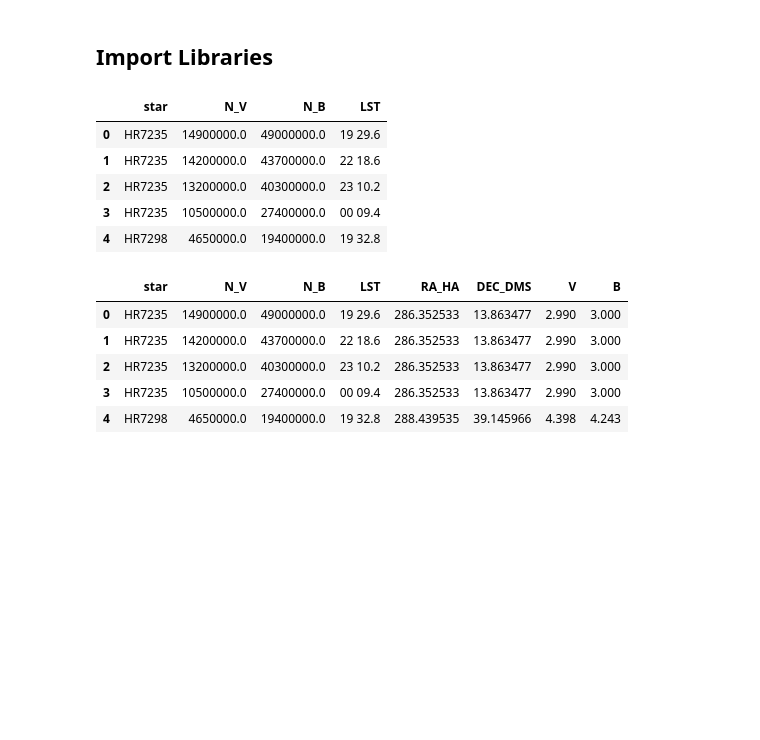
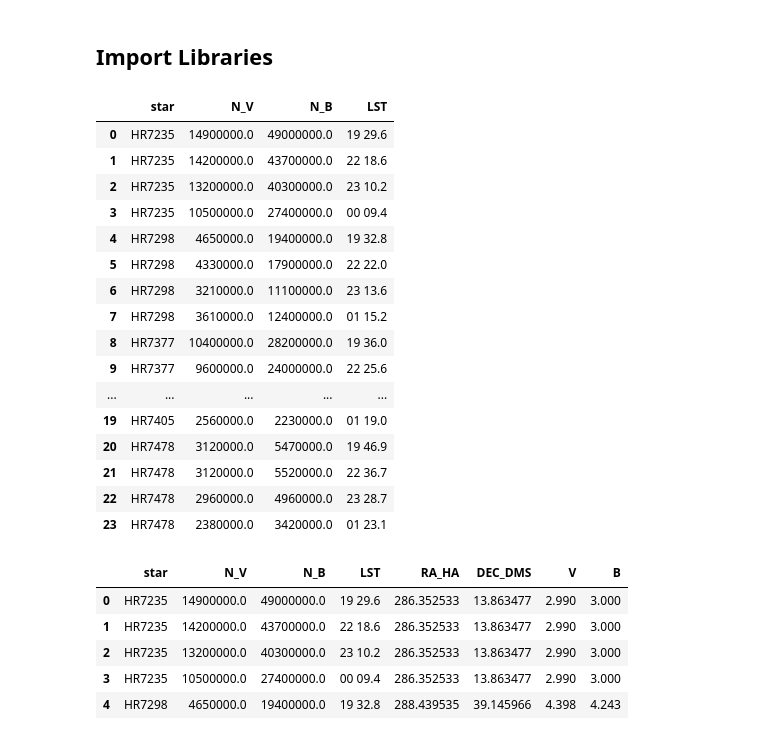
Before and after one commit to NanditaDas22/Astrophysical_Techniques, a Jupyter notebook: HW_1/hw1.ipynb, the cells around one changed output. Drawn from its saved outputs; the diff is of its cells as text; code cells hidden in the pictures; blank space fills up the shorter version.

```diff
--- a/HW_1/hw1.ipynb
+++ b/HW_1/hw1.ipynb
@@ -63,34 +73,45 @@ N_Vs = [1.49e7, 1.42e7, 1.32e7, 1.05e7,
         3.92e6, 3.81e6, 3.45e6, 2.56e6,
         3.12e6, 3.12e6, 2.96e6, 2.38e6]
 
 # Measured photon counts in the B filter for each observation
 N_Bs = [4.90e7, 4.37e7, 4.03e7, 2.74e7,
         1.94e7, 1.79e7, 1.11e7, 1.24e7,
         2.82e7, 2.40e7, 1.97e7, 1.45e7,
         7.42e6, 5.67e6, 4.53e6, 3.01e6,
         4.37e6, 4.17e6, 3.58e6, 2.23e6,
         5.47e6, 5.52e6, 4.96e6, 3.42e6]
 
 # Local Sidereal Time (LST) at which each observation was made
 LSTs = ['19 29.6', '22 18.6', '23 10.2', '00 09.4',
         '19 32.8', '22 22.0', '23 13.6', '01 15.2',
         '19 36.0', '22 25.6', '23 17.1', '00 02.1',
         '19 39.5', '22 29.1', '23 21.0', '00 05.9',
         '19 43.1', '22 32.8', '23 24.4', '01 19.0',
         '19 46.9', '22 36.7', '23 28.7', '01 23.1']
 
 # Create the initial DataFrame
 df = pd.DataFrame({'star': stars, 'N_V': N_Vs, 'N_B': N_Bs, 'LST': LSTs})
 
 # Display the first few rows
-df.head()
+df
 # %% [output]
 |  | star | N_V | N_B | LST |
 | 0 | HR7235 | 14900000.0 | 49000000.0 | 19 29.6 |
 | 1 | HR7235 | 14200000.0 | 43700000.0 | 22 18.6 |
 | 2 | HR7235 | 13200000.0 | 40300000.0 | 23 10.2 |
 | 3 | HR7235 | 10500000.0 | 27400000.0 | 00 09.4 |
 | 4 | HR7298 | 4650000.0 | 19400000.0 | 19 32.8 |
+| 5 | HR7298 | 4330000.0 | 17900000.0 | 22 22.0 |
+| 6 | HR7298 | 3210000.0 | 11100000.0 | 23 13.6 |
+| 7 | HR7298 | 3610000.0 | 12400000.0 | 01 15.2 |
+| 8 | HR7377 | 10400000.0 | 28200000.0 | 19 36.0 |
+| 9 | HR7377 | 9600000.0 | 24000000.0 | 22 25.6 |
+| ... | ... | ... | ... | ... |
+| 19 | HR7405 | 2560000.0 | 2230000.0 | 01 19.0 |
+| 20 | HR7478 | 3120000.0 | 5470000.0 | 19 46.9 |
+| 21 | HR7478 | 3120000.0 | 5520000.0 | 22 36.7 |
+| 22 | HR7478 | 2960000.0 | 4960000.0 | 23 28.7 |
+| 23 | HR7478 | 2380000.0 | 3420000.0 | 01 23.1 |
 # %%
 simbad = Simbad()  # Create a Simbad query object
 
```
Also changed, not shown: parts of 6 cells of this notebook.
